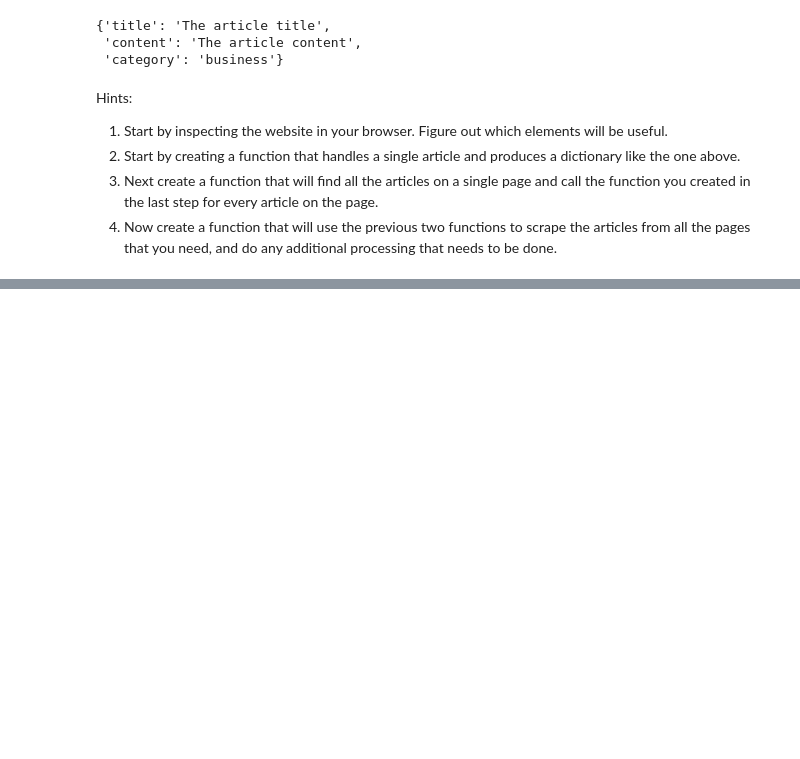
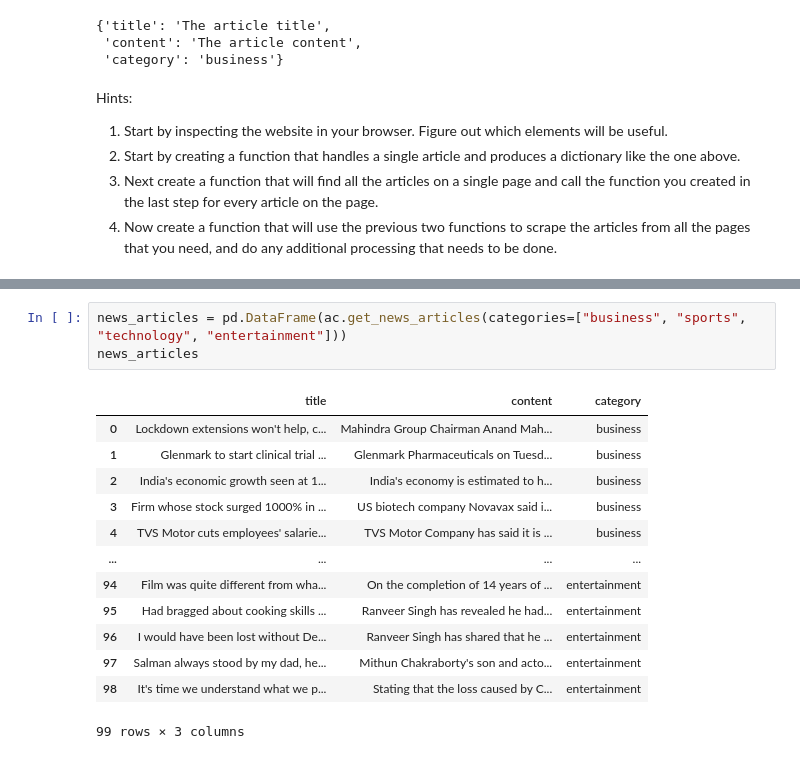
Before and after one commit to aleclhartman/natural-language-processing, a Jupyter notebook: acquire.ipynb, the cells around one changed output, grey strips where cells are left out. Cells and saved outputs as stored; diff of their text form; blank space fills up the shorter version.

```diff
--- a/acquire.ipynb
+++ b/acquire.ipynb
@@ -294,0 +528,17 @@ Hints:
+# %%
+news_articles = pd.DataFrame(ac.get_news_articles(categories=["business", "sports", "technology", "entertainment"]))
+news_articles
+# %% [output]
+|  | title | content | category |
+| 0 | Lockdown extensions won't help, c... | Mahindra Group Chairman Anand Mah... | business |
+| 1 | Glenmark to start clinical trial ... | Glenmark Pharmaceuticals on Tuesd... | business |
+| 2 | India's economic growth seen at 1... | India's economy is estimated to h... | business |
+| 3 | Firm whose stock surged 1000% in ... | US biotech company Novavax said i... | business |
+| 4 | TVS Motor cuts employees' salarie... | TVS Motor Company has said it is ... | business |
+| ... | ... | ... | ... |
+| 94 | Film was quite different from wha... | On the completion of 14 years of ... | entertainment |
+| 95 | Had bragged about cooking skills ... | Ranveer Singh has revealed he had... | entertainment |
+| 96 | I would have been lost without De... | Ranveer Singh has shared that he ... | entertainment |
+| 97 | Salman always stood by my dad, he... | Mithun Chakraborty's son and acto... | entertainment |
+| 98 | It's time we understand what we p... | Stating that the loss caused by C... | entertainment |
+99 rows × 3 columns
```
Also changed, not shown: parts of 22 cells of this notebook, 1 other file.
